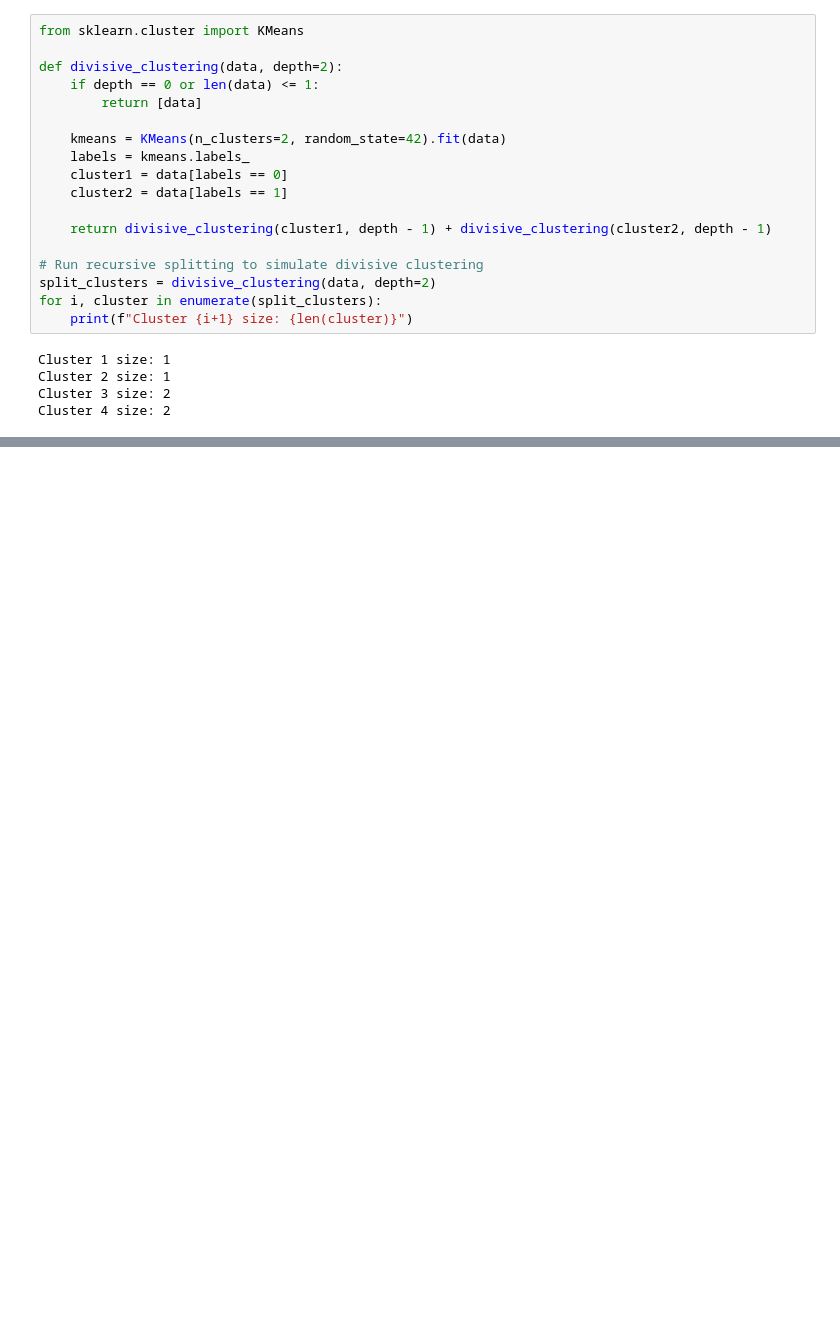
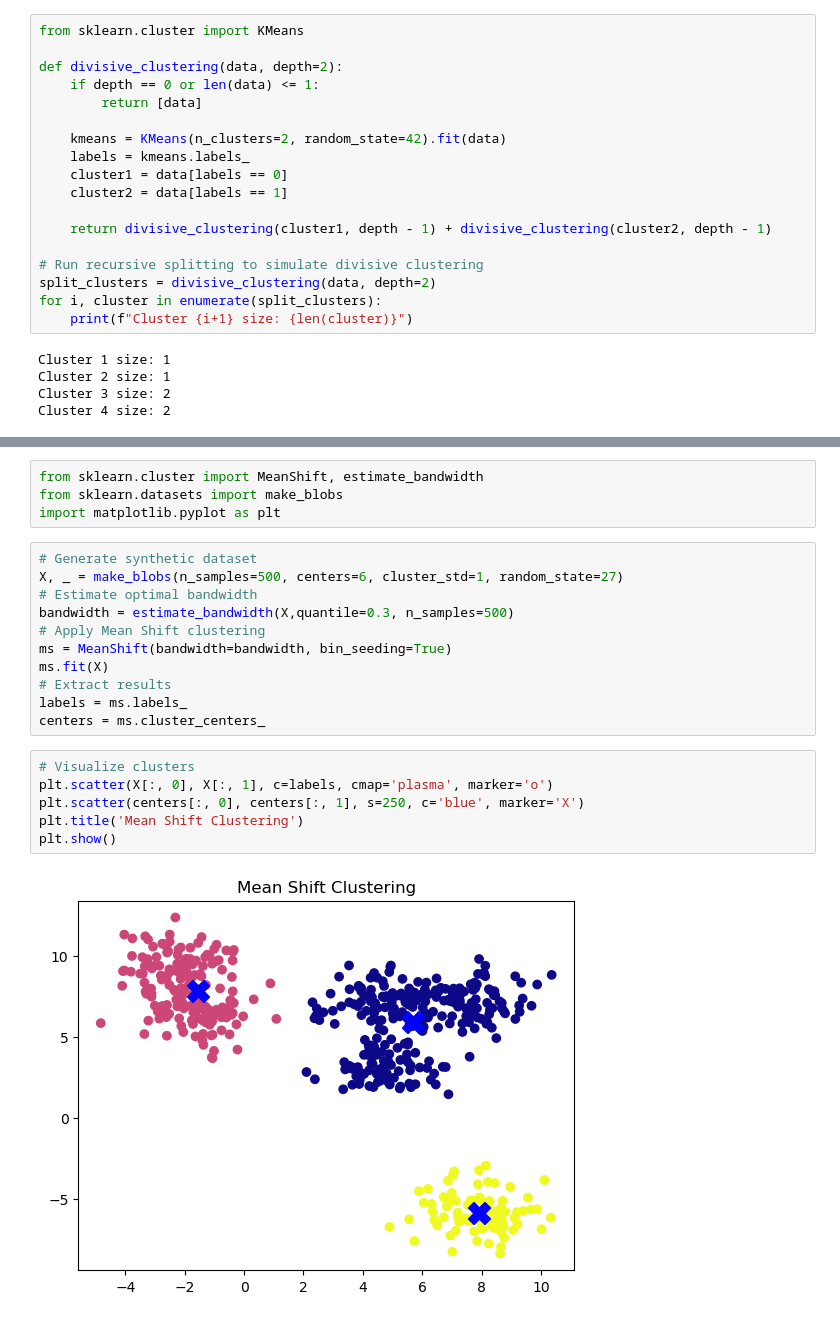
Before and after one commit to iamalok73/DA-29-Classes-Machine-Learning, a Jupyter notebook: K-Means_clustring.ipynb, the cells around one changed output, grey strips where cells are left out. Saved outputs shown, nothing was run; the diff lists cells and outputs as text; blank space fills up the shorter version.

```diff
--- a/K-Means_clustring.ipynb
+++ b/K-Means_clustring.ipynb
@@ -162,0 +175,23 @@ Cluster 4 size: 2
+# %%
+from sklearn.cluster import MeanShift, estimate_bandwidth
+from sklearn.datasets import make_blobs
+import matplotlib.pyplot as plt
+# %%
+# Generate synthetic dataset
+X, _ = make_blobs(n_samples=500, centers=6, cluster_std=1, random_state=27)
+# Estimate optimal bandwidth
+bandwidth = estimate_bandwidth(X,quantile=0.3, n_samples=500)
+# Apply Mean Shift clustering
+ms = MeanShift(bandwidth=bandwidth, bin_seeding=True)
+ms.fit(X)
+# Extract results
+labels = ms.labels_
+centers = ms.cluster_centers_
+# %%
+# Visualize clusters
+plt.scatter(X[:, 0], X[:, 1], c=labels, cmap='plasma', marker='o')
+plt.scatter(centers[:, 0], centers[:, 1], s=250, c='blue', marker='X')
+plt.title('Mean Shift Clustering')
+plt.show()
+# %% [output]
+[figure, added]
```
Also changed, not shown: parts of 10 cells of this notebook.
